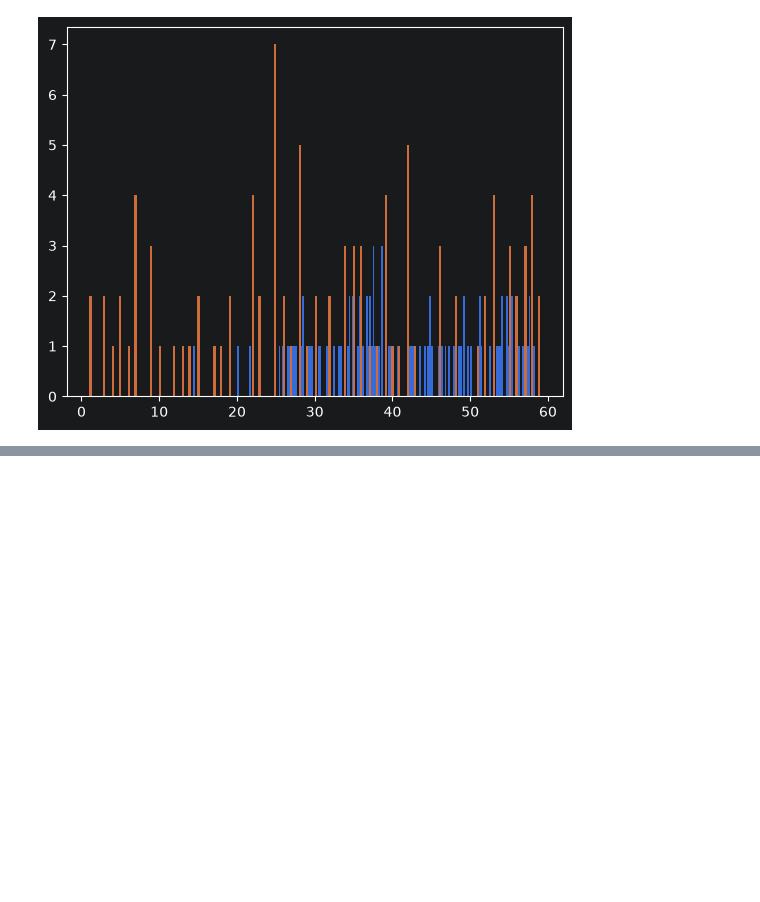
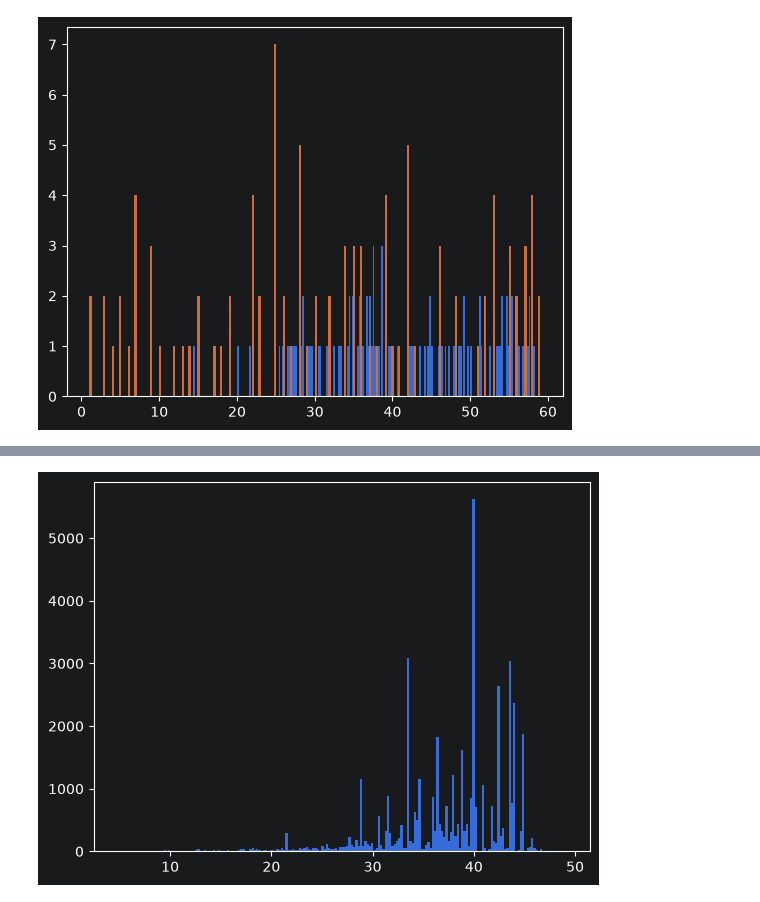
Before and after one commit to zarubin-ed/RUL-for-HDD, a Jupyter notebook: notebooks/02_modeling.ipynb, the cells around one changed output, grey strips where cells are left out. Cells and saved outputs as stored; diff of their text form; code cells hidden in the pictures; blank space fills up the shorter version.

```diff
--- a/notebooks/02_modeling.ipynb
+++ b/notebooks/02_modeling.ipynb
@@ -237,0 +289,7 @@ plt.show()
+# %%
+best_boosting = copy.deepcopy(xgboost_pipeline)
+best_boosting.set_params(**{
+            key : value
+            for key, value in zip(add_prefix(xgboost_hp.keys(), 'model__'), [0.3,6,1,10])
+        })
+best_boosting.fit(**xbg_fit_kwargs_new)
@@ -237,0 +314,6 @@ plt.show()
+# %%
+y_val_pred = best_boosting.predict(X_val)
+plt.hist(y_val_pred[y_val == 60], bins=200)
+plt.show()
+# %% [output]
+[figure, added]
```
Also changed, not shown: parts of 14 cells of this notebook, 1 other file.
